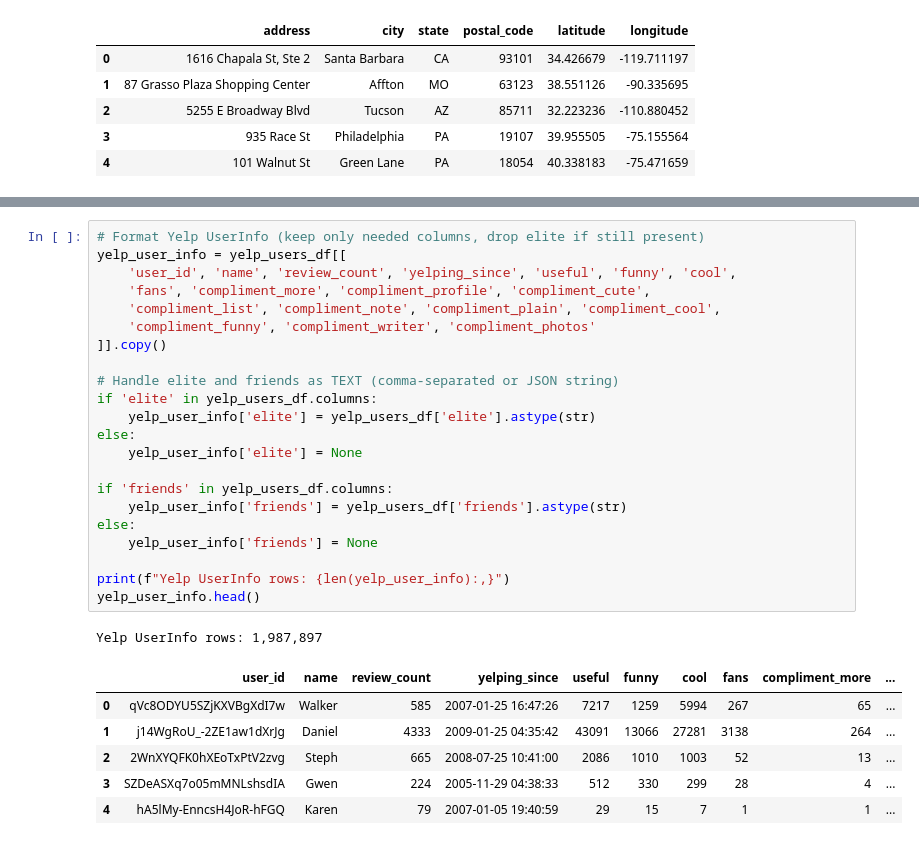
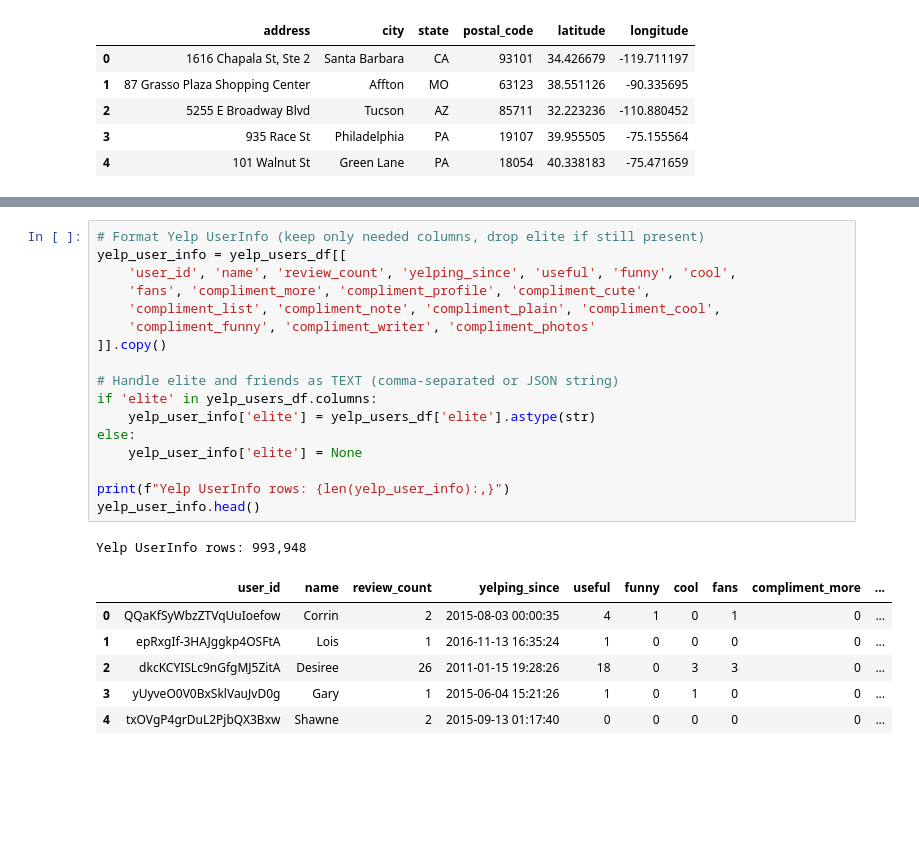
Before and after one commit to belle-hsieh/dishcord, a Jupyter notebook: formatting.ipynb, the cells around one changed output, grey strips where cells are left out. Drawn from its saved outputs; the diff is of its cells as text; blank space fills up the shorter version.

Commit message:
made tables for reviews and users smaller for database

```diff
--- a/formatting.ipynb
+++ b/formatting.ipynb
@@ -74,33 +74,28 @@ Yelp RestaurantInfo rows: 150,346
 # %%
 # Format Yelp UserInfo (keep only needed columns, drop elite if still present)
 yelp_user_info = yelp_users_df[[
     'user_id', 'name', 'review_count', 'yelping_since', 'useful', 'funny', 'cool',
     'fans', 'compliment_more', 'compliment_profile', 'compliment_cute',
     'compliment_list', 'compliment_note', 'compliment_plain', 'compliment_cool',
     'compliment_funny', 'compliment_writer', 'compliment_photos'
 ]].copy()
 
 # Handle elite and friends as TEXT (comma-separated or JSON string)
 if 'elite' in yelp_users_df.columns:
     yelp_user_info['elite'] = yelp_users_df['elite'].astype(str)
 else:
     yelp_user_info['elite'] = None
 
-if 'friends' in yelp_users_df.columns:
-    yelp_user_info['friends'] = yelp_users_df['friends'].astype(str)
-else:
-    yelp_user_info['friends'] = None
-
 print(f"Yelp UserInfo rows: {len(yelp_user_info):,}")
 yelp_user_info.head()
 # %% [output]
-Yelp UserInfo rows: 1,987,897
+Yelp UserInfo rows: 993,948
 |  | user_id | name | review_count | yelping_since | useful | funny | cool | fans | compliment_more | ... |
-| 0 | qVc8ODYU5SZjKXVBgXdI7w | Walker | 585 | 2007-01-25 16:47:26 | 7217 | 1259 | 5994 | 267 | 65 | ... |
-| 1 | j14WgRoU_-2ZE1aw1dXrJg | Daniel | 4333 | 2009-01-25 04:35:42 | 43091 | 13066 | 27281 | 3138 | 264 | ... |
-| 2 | 2WnXYQFK0hXEoTxPtV2zvg | Steph | 665 | 2008-07-25 10:41:00 | 2086 | 1010 | 1003 | 52 | 13 | ... |
-| 3 | SZDeASXq7o05mMNLshsdIA | Gwen | 224 | 2005-11-29 04:38:33 | 512 | 330 | 299 | 28 | 4 | ... |
-| 4 | hA5lMy-EnncsH4JoR-hFGQ | Karen | 79 | 2007-01-05 19:40:59 | 29 | 15 | 7 | 1 | 1 | ... |
+| 0 | QQaKfSyWbzZTVqUuIoefow | Corrin | 2 | 2015-08-03 00:00:35 | 4 | 1 | 0 | 1 | 0 | ... |
+| 1 | epRxgIf-3HAJggkp4OSFtA | Lois | 1 | 2016-11-13 16:35:24 | 1 | 0 | 0 | 0 | 0 | ... |
+| 2 | dkcKCYISLc9nGfgMJ5ZitA | Desiree | 26 | 2011-01-15 19:28:26 | 18 | 0 | 3 | 3 | 0 | ... |
+| 3 | yUyveO0V0BxSklVauJvD0g | Gary | 1 | 2015-06-04 15:21:26 | 1 | 0 | 1 | 0 | 0 | ... |
+| 4 | txOVgP4grDuL2PjbQX3Bxw | Shawne | 2 | 2015-09-13 01:17:40 | 0 | 0 | 0 | 0 | 0 | ... |
 # %%
 # Format Yelp Reviews
 yelp_reviews_info = yelp_reviews_df[[
```
Also changed, not shown: parts of 2 cells of this notebook, 1 other file.
